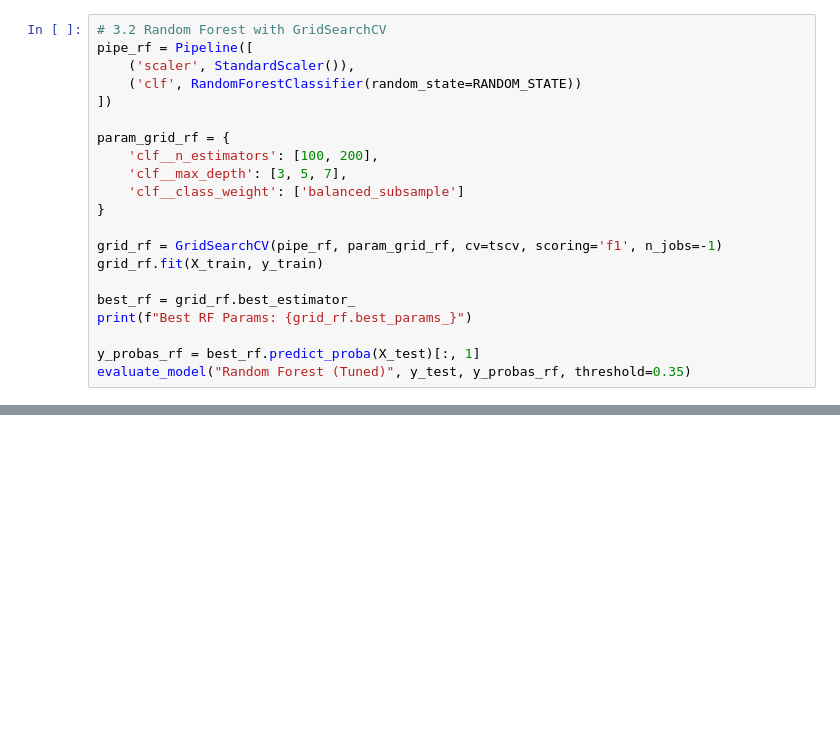
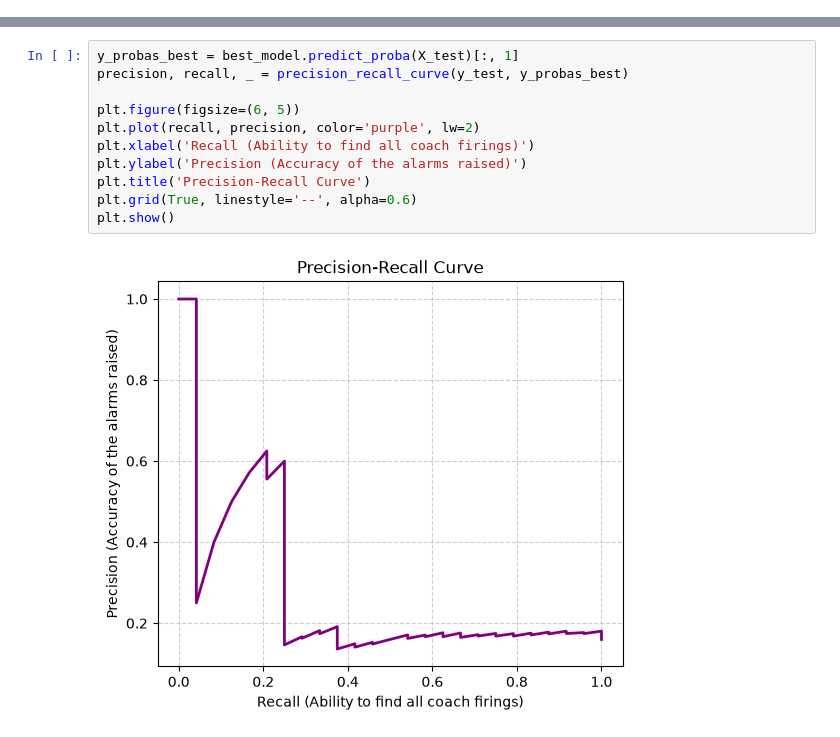
Before and after one commit to Nathan-Pinheiro/AC_hockey_predictions, a Jupyter notebook: coach_predictions.ipynb, the cells around one changed output, grey strips where cells are left out. Cells and saved outputs as stored; diff of their text form; blank space fills up the shorter version.

```diff
--- a/coach_predictions.ipynb
+++ b/coach_predictions.ipynb
@@ -134,21 +61,0 @@ Logistic (Tuned) -> F1: 0.681
-# %%
-# 3.2 Random Forest with GridSearchCV
-pipe_rf = Pipeline([
-    ('scaler', StandardScaler()),
-    ('clf', RandomForestClassifier(random_state=RANDOM_STATE))
-])
-
-param_grid_rf = {
-    'clf__n_estimators': [100, 200],
-    'clf__max_depth': [3, 5, 7],
-    'clf__class_weight': ['balanced_subsample']
-}
-
-grid_rf = GridSearchCV(pipe_rf, param_grid_rf, cv=tscv, scoring='f1', n_jobs=-1)
-grid_rf.fit(X_train, y_train)
-
-best_rf = grid_rf.best_estimator_
-print(f"Best RF Params: {grid_rf.best_params_}")
-
-y_probas_rf = best_rf.predict_proba(X_test)[:, 1]
-evaluate_model("Random Forest (Tuned)", y_test, y_probas_rf, threshold=0.35)
@@ -246,0 +232,13 @@ print("4. The model is robust for deployment in a Business Intelligence tool for
+# %%
+y_probas_best = best_model.predict_proba(X_test)[:, 1]
+precision, recall, _ = precision_recall_curve(y_test, y_probas_best)
+
+plt.figure(figsize=(6, 5))
+plt.plot(recall, precision, color='purple', lw=2)
+plt.xlabel('Recall (Ability to find all coach firings)')
+plt.ylabel('Precision (Accuracy of the alarms raised)')
+plt.title('Precision-Recall Curve')
+plt.grid(True, linestyle='--', alpha=0.6)
+plt.show()
+# %% [output]
+[figure, added]
```
Also changed, not shown: parts of 30 cells of this notebook, 3 other files.
